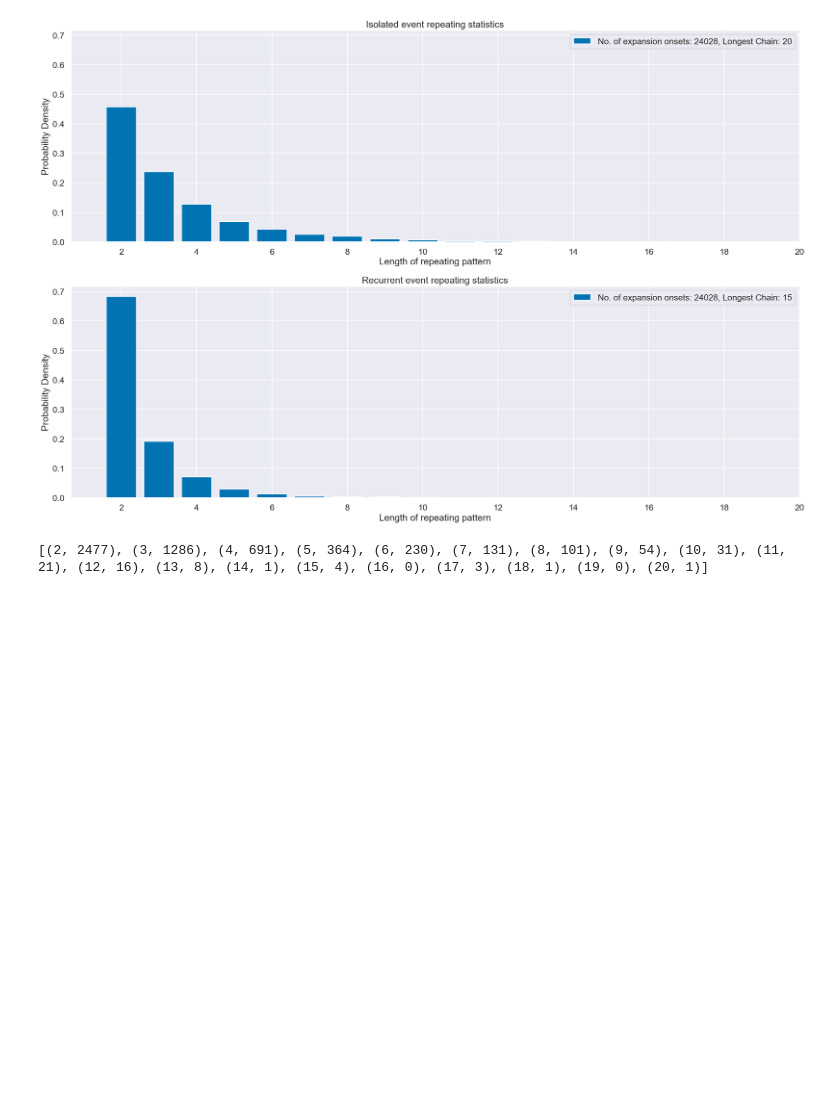
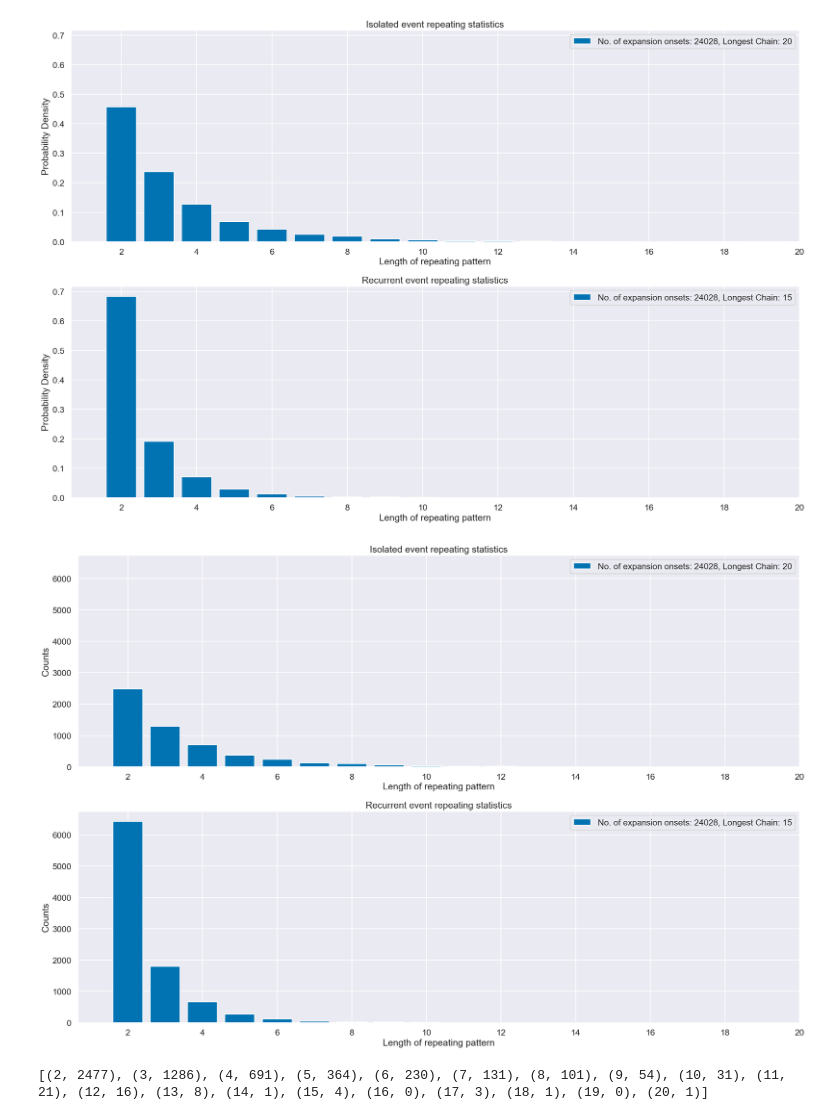
Before and after one commit to christianlao12/DP1_DP2_Project, a Jupyter notebook: substorm_type_statistics.ipynb, the cells around one changed output. Saved outputs shown, nothing was run; the diff lists cells and outputs as text; code cells hidden in the pictures; blank space fills up the shorter version.

```diff
--- a/substorm_type_statistics.ipynb
+++ b/substorm_type_statistics.ipynb
@@ -473,6 +473,54 @@ ax1.xaxis.set_major_locator(ticker.MultipleLocator(2))
 fig.tight_layout()
 # %% [output]
 [figure]
+# %%
+# Plotting chain lengths
+x = np.where(sophie80onsetdf['GERG']==1)[0]
+y = np.where(sophie80onsetdf['Flag']==0)[0]
+s = np.zeros(len(sophie80onsetdf))
+s[np.intersect1d(x,y)] = True
+s = pd.Series(s.astype(bool))
+co = (~s).cumsum()[s].value_counts().to_list()
+co = [i+1 for i in co]
+# label = 'No. of expansion onsets: {}, Mean: {:.2f}, St. Dev: {:.2f}, Median: {:.2f}, Max: {}'.format(len(gergnoflag)+len(firstgerg),np.mean(co), np.std(co), np.median(co), np.max(co))
+label = 'No. of expansion onsets: {}, Longest Chain: {}'.format(len(erernoflag)+len(firster), np.max(co))
+y, x = np.histogram(co, bins=np.arange(2,np.max(co)+2,1),density=False)
+x = x[:-1]
+
+
+fig, (ax, ax1) = plt.subplots(2,1, figsize=(21,14),sharex=True, sharey=True)
+
+ax.bar(x,y,label=label)
+ax.set_xlabel('Length of repeating pattern')
+ax.set_ylabel('Counts')
+ax.set_title("Isolated event repeating statistics")
+# ax.legend(bbox_to_anchor=(1, .5), loc='center left')
+ax.legend(loc='upper right')
+ax.xaxis.set_tick_params(labelbottom=True)
+ax.set_xlim(right=20)
+
+x = np.where(sophie80onsetdf['ERER']==1)[0]
+y = np.where(sophie80onsetdf['Flag']==0)[0]
+s = np.zeros(len(sophie80onsetdf))
+s[np.intersect1d(x,y)] = True
+s = pd.Series(s.astype(bool))
+co = (~s).cumsum()[s].value_counts().to_list()
+co = [i+1 for i in co]
+# label = 'No. of expansion onsets: {}, Mean: {:.2f}, St. Dev: {:.2f}, Median: {:.2f}, Max: {}'.format(len(erernoflag)+len(firster),np.mean(co), np.std(co), np.median(co), np.max(co))
+label = 'No. of expansion onsets: {}, Longest Chain: {}'.format(len(erernoflag)+len(firster), np.max(co))
+y, x = np.histogram(co, bins=np.arange(2,np.max(co)+2,1),density=False)
+x = x[:-1]
+
+ax1.bar(x,y,label=label)
+ax1.set_xlabel('Length of repeating pattern')
+ax1.set_ylabel('Counts')
+ax1.set_title("Recurrent event repeating statistics")
+# ax1.legend(bbox_to_anchor=(1, .5), loc='center left')
+ax1.legend(loc='upper right')
+ax1.xaxis.set_major_locator(ticker.MultipleLocator(2))
+fig.tight_layout()
+# %% [output]
+[figure, added]
 # %%
 # Analysis of gerg chain lengths
 x = np.where(sophie80onsetdf['GERG']==1)[0]
```
